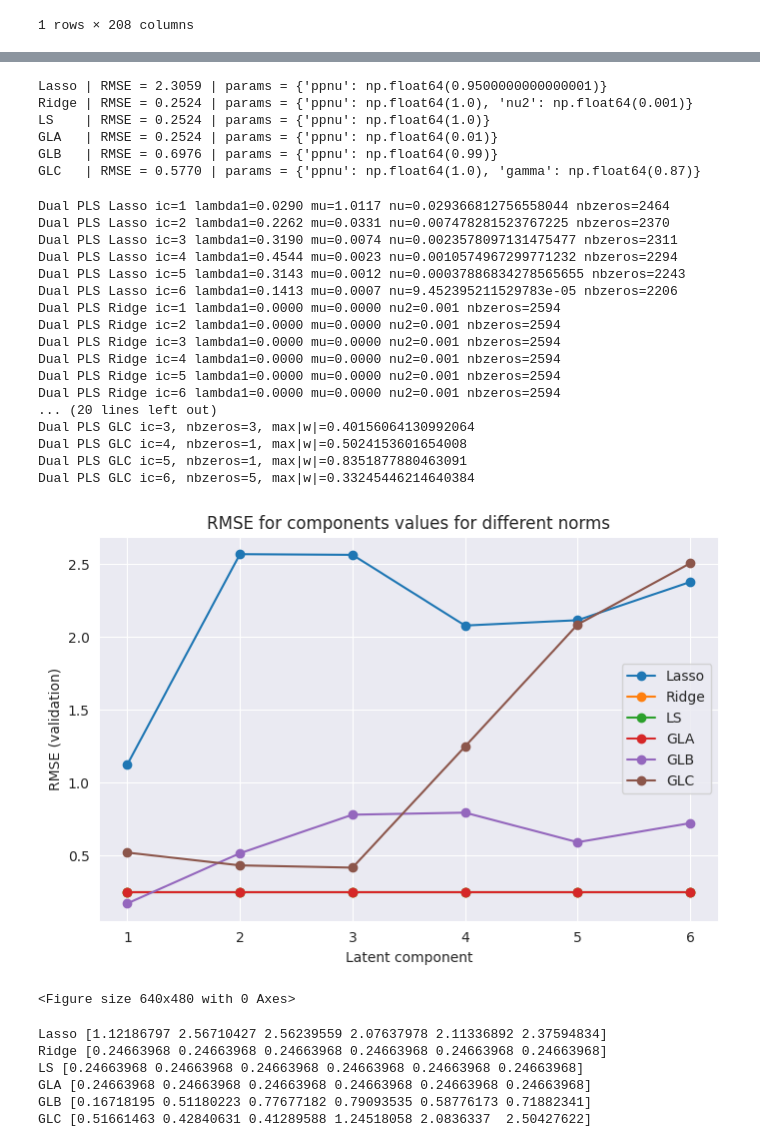
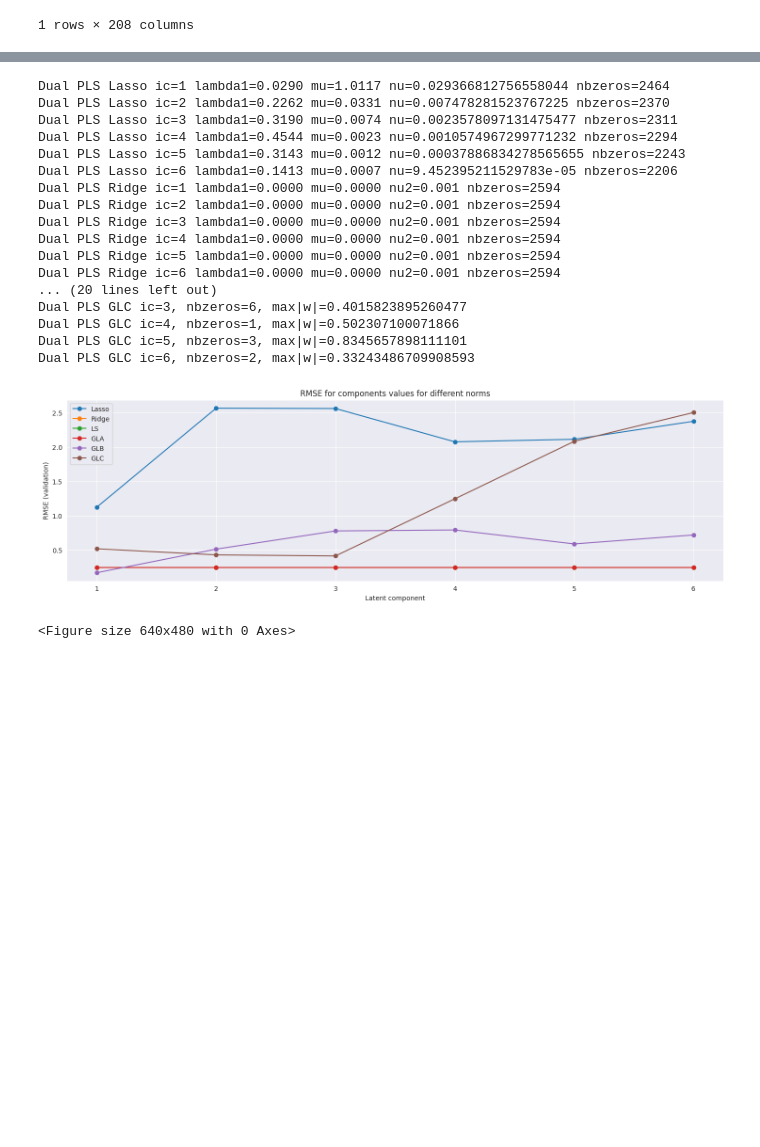
Before and after one commit to malerbe/Dual-sPLS, a Jupyter notebook: notebooks/real.ipynb, the cells around one changed output, grey strips where cells are left out. Drawn from its saved outputs; the diff is of its cells as text; code cells hidden in the pictures; blank space fills up the shorter version.

```diff
--- a/notebooks/real.ipynb
+++ b/notebooks/real.ipynb
@@ -107,9 +110,9 @@ indG = labels + 1  # 1-based groups vector
 # Sparsity params
 nG = indG.max()    # groups number. same for all GL*
 
-ppnu_grid = np.linspace(0.01, 1, 10)
-nu2_grid = np.logspace(-3, 1, 7)         # For Ridge
-gamma_grid = np.linspace(0.01, 1.0, 10)  # For GLC
+ppnu_grid = np.linspace(0.01, 1, 2)
+nu2_grid = np.logspace(-3, 1, 5)         # For Ridge
+gamma_grid = np.linspace(0.01, 1.0, 2)  # For GLC
 # %%
 # Hyperparameter tunning using grid search and 5 fold cross - validation
 
@@ -300,13 +300,6 @@ Dua
 
 for k, v in best_models.items():
     print(f"{k:5s} | RMSE = {v['rmse']:.4f} | params = {v['params']}")
-# %% [output]
-Lasso | RMSE = 2.3059 | params = {'ppnu': np.float64(0.9500000000000001)}
-Ridge | RMSE = 0.2524 | params = {'ppnu': np.float64(1.0), 'nu2': np.float64(0.001)}
-LS    | RMSE = 0.2524 | params = {'ppnu': np.float64(1.0)}
-GLA   | RMSE = 0.2524 | params = {'ppnu': np.float64(0.01)}
-GLB   | RMSE = 0.6976 | params = {'ppnu': np.float64(0.99)}
-GLC   | RMSE = 0.5770 | params = {'ppnu': np.float64(1.0), 'gamma': np.float64(0.87)}
 # %%
 # Train Dual-sPLS for different norms using best hyperparameters
 
@@ -379,54 +372,50 @@ Dual PLS Ridge ic=4 lambda1=0.0000 mu=0.0000 nu2=0.001 nbzeros=2594
 Dual PLS Ridge ic=5 lambda1=0.0000 mu=0.0000 nu2=0.001 nbzeros=2594
 Dual PLS Ridge ic=6 lambda1=0.0000 mu=0.0000 nu2=0.001 nbzeros=2594
 ... (20 lines left out)
-Dual PLS GLC ic=3, nbzeros=3, max|w|=0.40156064130992064
-Dual PLS GLC ic=4, nbzeros=1, max|w|=0.5024153601654008
-Dual PLS GLC ic=5, nbzeros=1, max|w|=0.8351877880463091
-Dual PLS GLC ic=6, nbzeros=5, max|w|=0.33245446214640384
+Dual PLS GLC ic=3, nbzeros=6, max|w|=0.4015823895260477
+Dual PLS GLC ic=4, nbzeros=1, max|w|=0.502307100071866
+Dual PLS GLC ic=5, nbzeros=3, max|w|=0.8345657898111101
+Dual PLS GLC ic=6, nbzeros=2, max|w|=0.33243486709908593
 # %%
 # RMSE from number of latent components for different norms
+
+"""RMSE seems to be better when n_comp is greater than n_comp=20 and under n_comp=25"""
 
 rmse_curves = {}
 
 for name, model in models.items():
     rmse = []
     for k in range(n_comp):
         Bk = model["Bhat"][:, k]
         intercept = model["intercept"][k]
         y_pred = (X - model["Xmean"]) @ Bk + intercept
         rmse.append(np.sqrt(mean_squared_error(y, y_pred)))
     rmse_curves[name] = np.array(rmse)
 
 
-plt.figure(figsize=(8,5))
+plt.figure(figsize=(18,5))
 
 for name, rmse in rmse_curves.items():
     plt.plot(
         range(1, n_comp+1),
         rmse,
         marker="o",
         label=name
     )
 
 plt.xlabel("Latent component")
 plt.ylabel("RMSE (validation)")
 plt.title("RMSE for components values for different norms")
 plt.legend()
 plt.show()
 plt.tight_layout()
+
+plt.savefig(f"RMSE_vs_latent_components_ncomp_{n_comp}.png")
+
 plt.show()
-
-for name, rmse in rmse_curves.items():
-    print(name, rmse)
 # %% [output]
-[figure, old version]
+[figure, new version]
 <Figure size 640x480 with 0 Axes>
-Lasso [1.12186797 2.56710427 2.56239559 2.07637978 2.11336892 2.37594834]
-Ridge [0.24663968 0.24663968 0.24663968 0.24663968 0.24663968 0.24663968]
-LS [0.24663968 0.24663968 0.24663968 0.24663968 0.24663968 0.24663968]
-GLA [0.24663968 0.24663968 0.24663968 0.24663968 0.24663968 0.24663968]
-GLB [0.16718195 0.51180223 0.77677182 0.79093535 0.58776173 0.71882341]
-GLC [0.51661463 0.42840631 0.41289588 1.24518058 2.0836337  2.50427622]
 # %%
 # Coefficients of the regression for all norms
 
```
Also changed, not shown: parts of 5 cells of this notebook, 12 other files.
